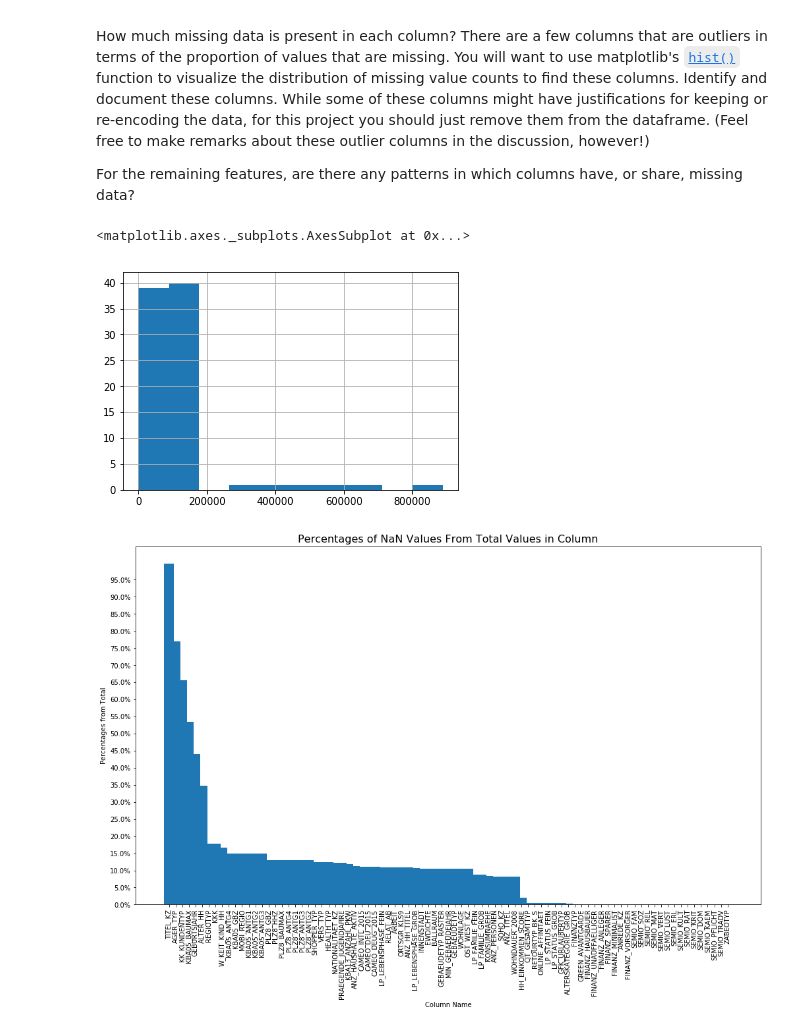
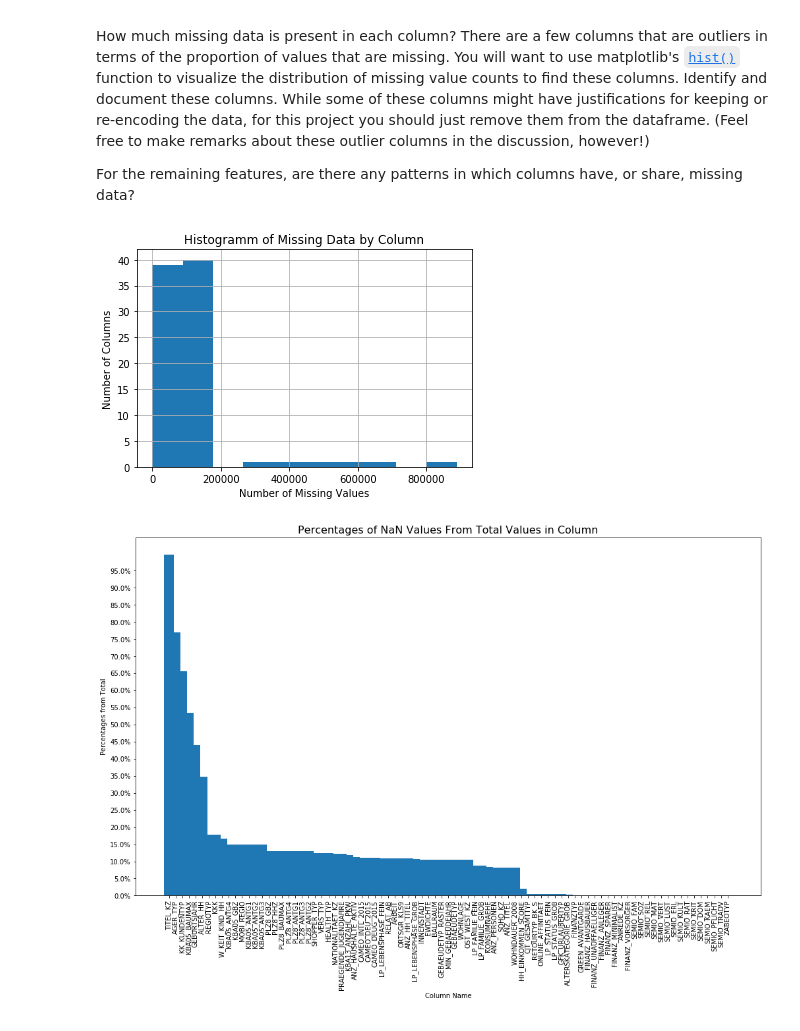
Before and after one commit to analia-barragan/Identify_Customer_Segments, a Jupyter notebook: Identify_Customer_Segments.ipynb, the cells around one changed output. Cells and saved outputs as stored; diff of their text form; code cells hidden in the pictures.

```diff
--- a/Identify_Customer_Segments.ipynb
+++ b/Identify_Customer_Segments.ipynb
@@ -304,2 +314,19 @@ def replace_by_nan(missing_values_list, column_referece_list):
+# %%
+def replace_by_nan(missing_values_list, column_referece_list):
+    ''' This function replaces all values encoded in the missing_values_list by np.nan values
+    INPUT:
+        1. List encoding all values that should be replaced by np.nan values
+        2. List of columns on which the values should be replaced by np.nan values
+    OUTPUT:
+        2. Dictionary containig the column name and the values that should be replaced mapped to np.nan values.
+        This dict can be used with the pd.DataFrame.replace() function to replace the desired values'''
+    replace_values = {}
+    for idx, i in enumerate(missing_values_list):
+        temp_dict = {}
+        for j in i:
+            if j != '':
+                temp_dict[j] = np.nan
+                replace_values[column_referece_list[idx]] = temp_dict
+    return replace_values
 # %%
 azdias_clean = azdias_clean.replace(replace_by_nan(unknown_missing_values_list, column_names))
@@ -338,10 +345,12 @@ For the remaining features, are there any patterns in which columns have, or sha
 # %%
 # Perform an assessment of how much missing data there is in each column of the
 # dataset.
 azdias_clean.isnull().sum().hist()
+plt.xlabel('Number of Missing Values')
+plt.ylabel('Number of Columns')
+plt.title('Histogramm of Missing Data by Column');
 # %% [output]
-<matplotlib.axes._subplots.AxesSubplot at 0x...>
-[figure, old version]
+[figure, new version]
 # %%
 percentages = ((azdias_clean.isnull().sum()/azdias_clean.shape[0])*100).sort_values(ascending=False)
 
```
Also changed, not shown: parts of 75 cells of this notebook.
